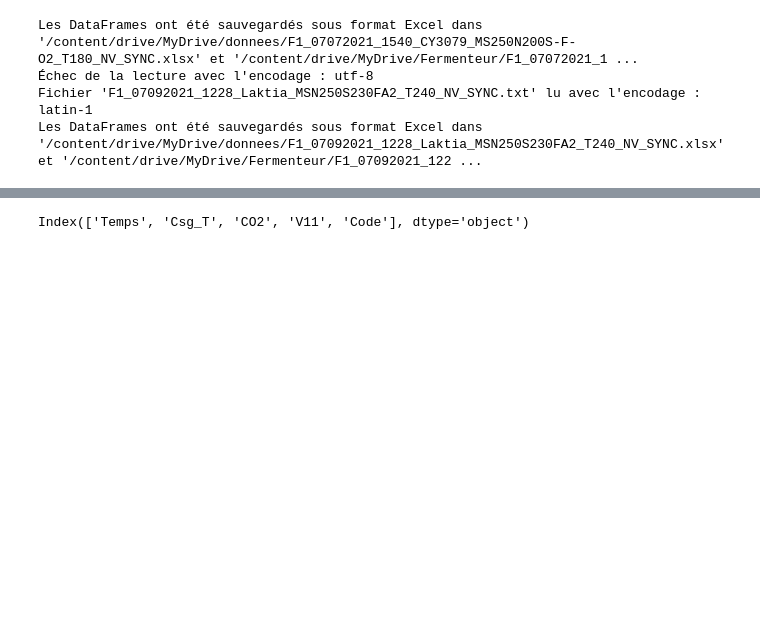
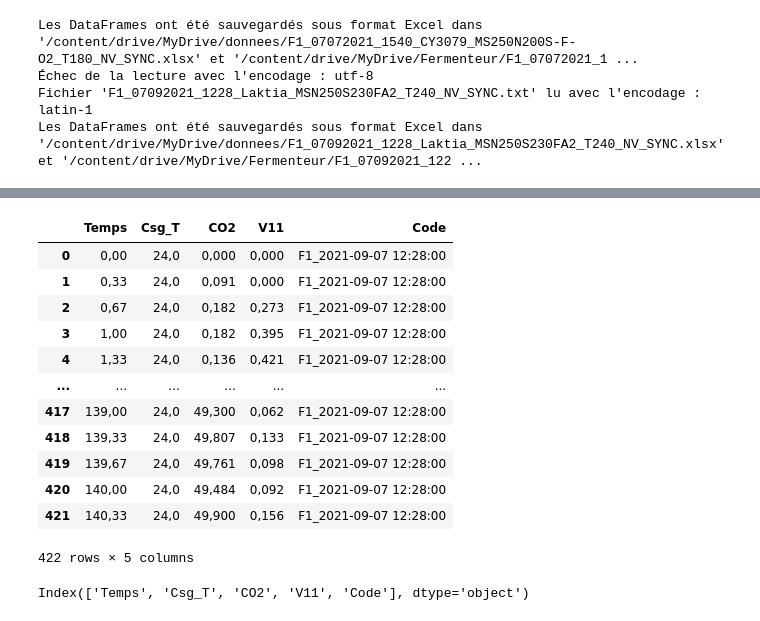
Before and after one commit to bigirimanainnocent12/Traitement_du_fichier_text, a Jupyter notebook: Traitement_du_fichier_texte.ipynb, the cells around one changed output, grey strips where cells are left out. Cells and saved outputs as stored; diff of their text form; code cells hidden in the pictures; blank space fills up the shorter version.

```diff
--- a/Traitement_du_fichier_texte.ipynb
+++ b/Traitement_du_fichier_texte.ipynb
@@ -120,3 +221,19 @@ Les DataFrames ont été sauvegardés sous format Excel dans '/content/drive/MyD
+# %%
+df
+# %% [output]
+|  | Temps | Csg_T | CO2 | V11 | Code |
+| 0 | 0,00 | 24,0 | 0,000 | 0,000 | F1_2021-09-07 12:28:00 |
+| 1 | 0,33 | 24,0 | 0,091 | 0,000 | F1_2021-09-07 12:28:00 |
+| 2 | 0,67 | 24,0 | 0,182 | 0,273 | F1_2021-09-07 12:28:00 |
+| 3 | 1,00 | 24,0 | 0,182 | 0,395 | F1_2021-09-07 12:28:00 |
+| 4 | 1,33 | 24,0 | 0,136 | 0,421 | F1_2021-09-07 12:28:00 |
+| ... | ... | ... | ... | ... | ... |
+| 417 | 139,00 | 24,0 | 49,300 | 0,062 | F1_2021-09-07 12:28:00 |
+| 418 | 139,33 | 24,0 | 49,807 | 0,133 | F1_2021-09-07 12:28:00 |
+| 419 | 139,67 | 24,0 | 49,761 | 0,098 | F1_2021-09-07 12:28:00 |
+| 420 | 140,00 | 24,0 | 49,484 | 0,092 | F1_2021-09-07 12:28:00 |
+| 421 | 140,33 | 24,0 | 49,900 | 0,156 | F1_2021-09-07 12:28:00 |
+422 rows × 5 columns
 # %%
 df.columns
 # %% [output]
```
Also changed, not shown: parts of 3 cells of this notebook.
